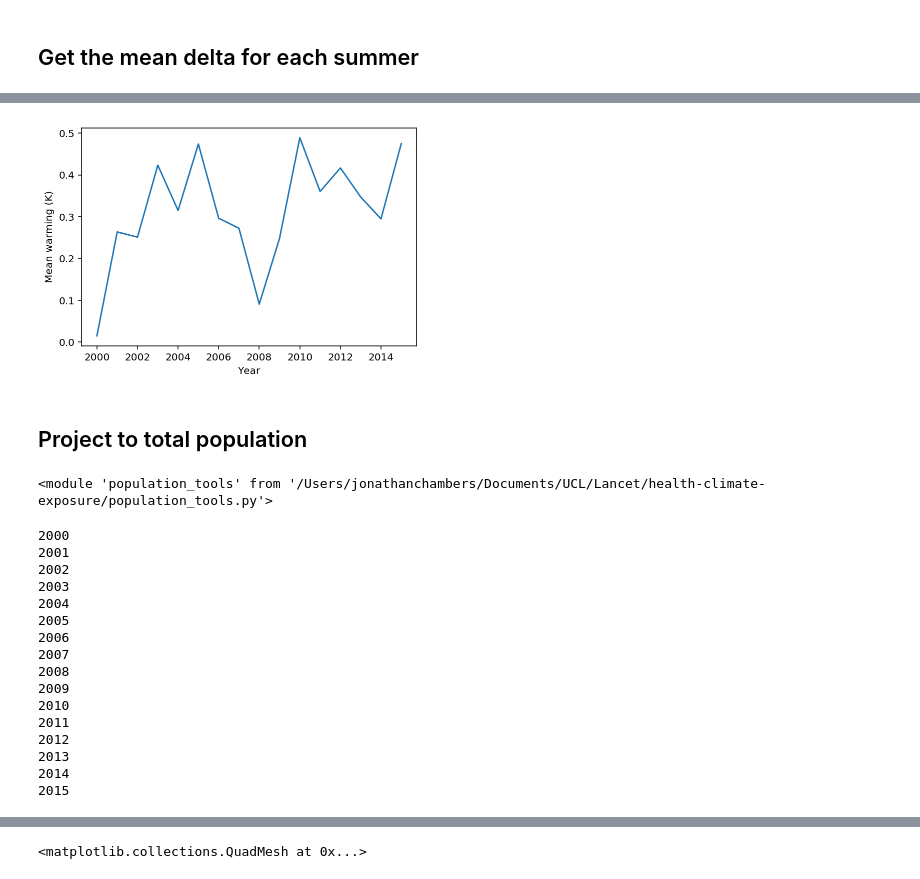
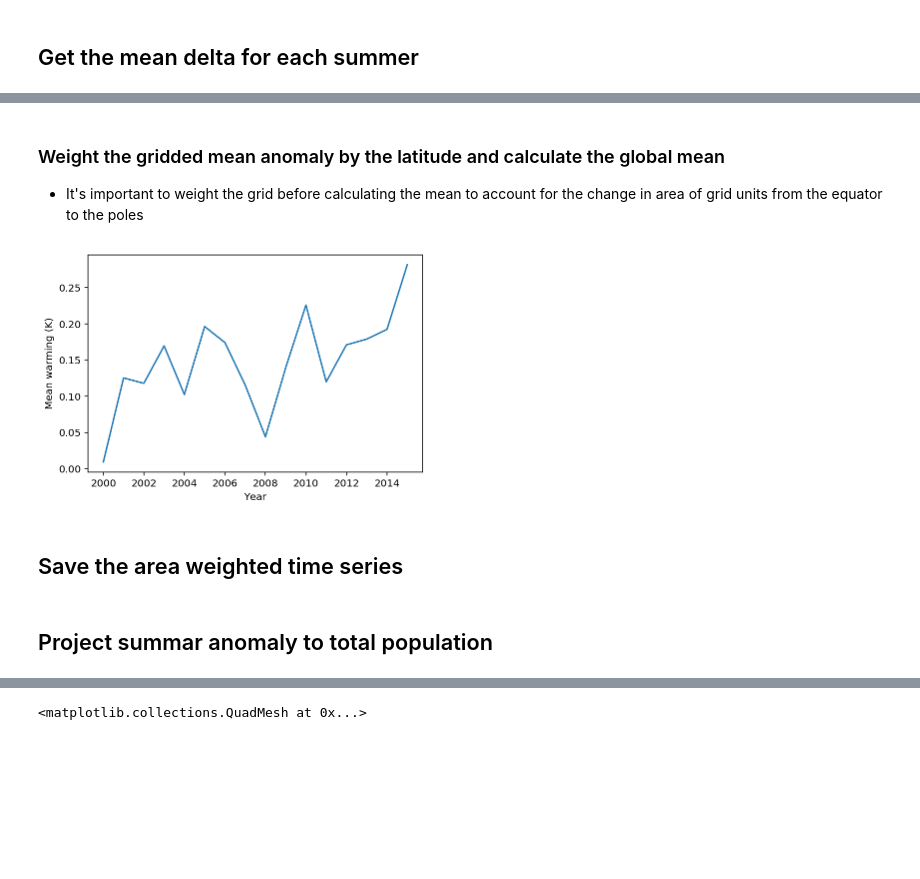
Before and after one commit to mangecoeur/health-climate-exposure, a Jupyter notebook: Temperature change exposure ERA.ipynb, the cells around one changed output, grey strips where cells are left out. Saved outputs shown, nothing was run; the diff lists cells and outputs as text; code cells hidden in the pictures; blank space fills up the shorter version.

Commit message:
before tidying

```diff
--- a/Temperature change exposure ERA.ipynb
+++ b/Temperature change exposure ERA.ipynb
@@ -178,8 +179,18 @@ summer_anom.sel(year=2000).plot()
+# %% [markdown]
+### Weight the gridded mean anomaly by the latitude and calculate the global mean
+
+- It's important to weight the grid before calculating the mean to account for the change in area of grid units from the equator to the poles
+# %%
+cos_lat = xr.ufuncs.cos(xr.ufuncs.radians(summer_anom.latitude))
+summer_anom_ts = (summer_anom.sel(year=slice('2000','2015')) * cos_lat).mean(dim=['latitude', 'longitude'])
 # %%
-summer_anom.sel(year=slice('2000','2015')).mean(dim=['latitude', 'longitude']).plot()
+
+summer_anom_ts.plot()
 plt.xlabel('Year')
 plt.ylabel('Mean warming (K)')
 
 plt.savefig('mean_warming_2000-2015.png', dpi=300)
 # %% [output]
-[figure, old version]
+[figure, new version]
+# %% [markdown]
+## Save the area weighted time series
@@ -186,46 +203,22 @@ plt.savefig('mean_warming_2000-2015.png', dpi=300)
 # %% [markdown]
-## Project to total population
+## Project summar anomaly to total population
-# %%
-from importlib import reload
-reload(population_tools)
-# %% [output]
-<module 'population_tools' from '/Users/jonathanchambers/Documents/UCL/Lancet/health-climate-exposure/population_tools.py'>
 # %%
-years = list(range(2000, 2016))
+def _project_to_population(summer_anom):
+    """Wrap in function to control memory use"""
+    years = list(range(2000, 2016))
 
-with population_tools.PopulationProjector('population_count_2000-2020.nc', mask_empty=True) as pop:
-    summer_exposures = []
-    pop_sum = []
-    pop_mean = []
-    for year in years:
-        print(year)
-        pop_year = pop.data.population.sel(time=f'{year}')
-        pop_sum.append(pop_year.sum(dim=['latitude', 'longitude']))
-        pop_mean.append(pop_year.mean(dim=['latitude', 'longitude']))
+    with population_tools.PopulationProjector('population_count_2000-2020.nc') as pop:
+        summer_exposures = []
+        pop_sum = pop.data.population.sum(dim=['latitude', 'longitude'])
+        pop_mean = pop.data.population.mean(dim=['latitude', 'longitude'])
+        for year in years:
+            print(year)
+            summer_exposures.append(pop.project(year, summer_anom.sel(year=year)))
 
-        summer_exposures.append(pop.project(year, summer_anom.sel(year=year)))
+        print('Combining')
+        summer_exposures = xr.concat(summer_exposures, dim='time')
+        summer_exposures_ts = (summer_exposures / pop_sum).sum(dim=['latitude', 'longitude']).compute()
+        summer_exposures = (summer_exposures / pop_mean).compute()
+        summer_exposures_ts['time'] = summer_exposures_ts['time.year']
 
-    summer_exposures = xr.concat(summer_exposures, dim='time')
-    pop_sum = xr.concat(pop_sum, dim='time')
-    pop_mean = xr.concat(pop_mean, dim='time')
-    summer_exposures_ts = (summer_exposures / pop_sum).sum(dim=['latitude', 'longitude']).compute()
-    summer_exposures = (summer_exposures / pop_mean).compute()
-
-#     pop_mean = pop_mean.compute()
+        return summer_exposures, summer_exposures_ts
-# %% [output]
-2000
-2001
-2002
-2003
-2004
-2005
-2006
-2007
-2008
-2009
-2010
-2011
-2012
-2013
-2014
-2015
```
Also changed, not shown: parts of 23 cells of this notebook, 21 other files.
